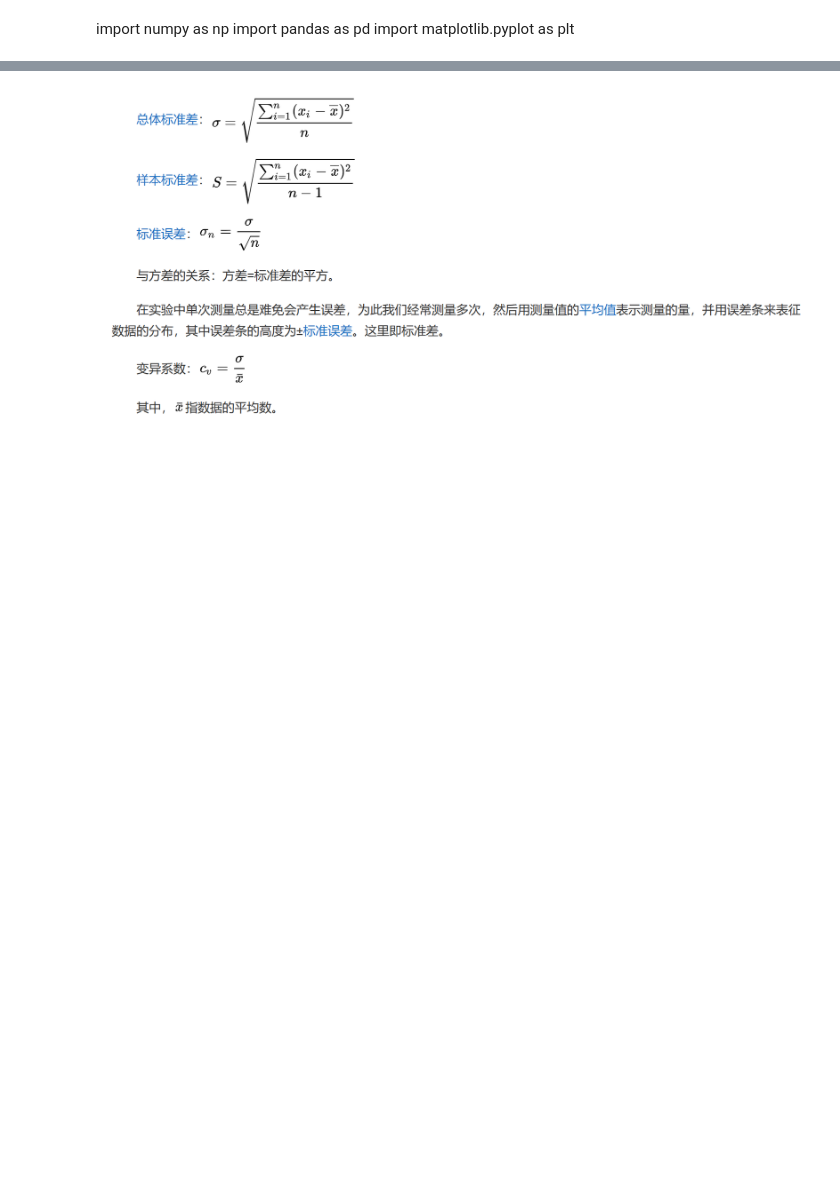
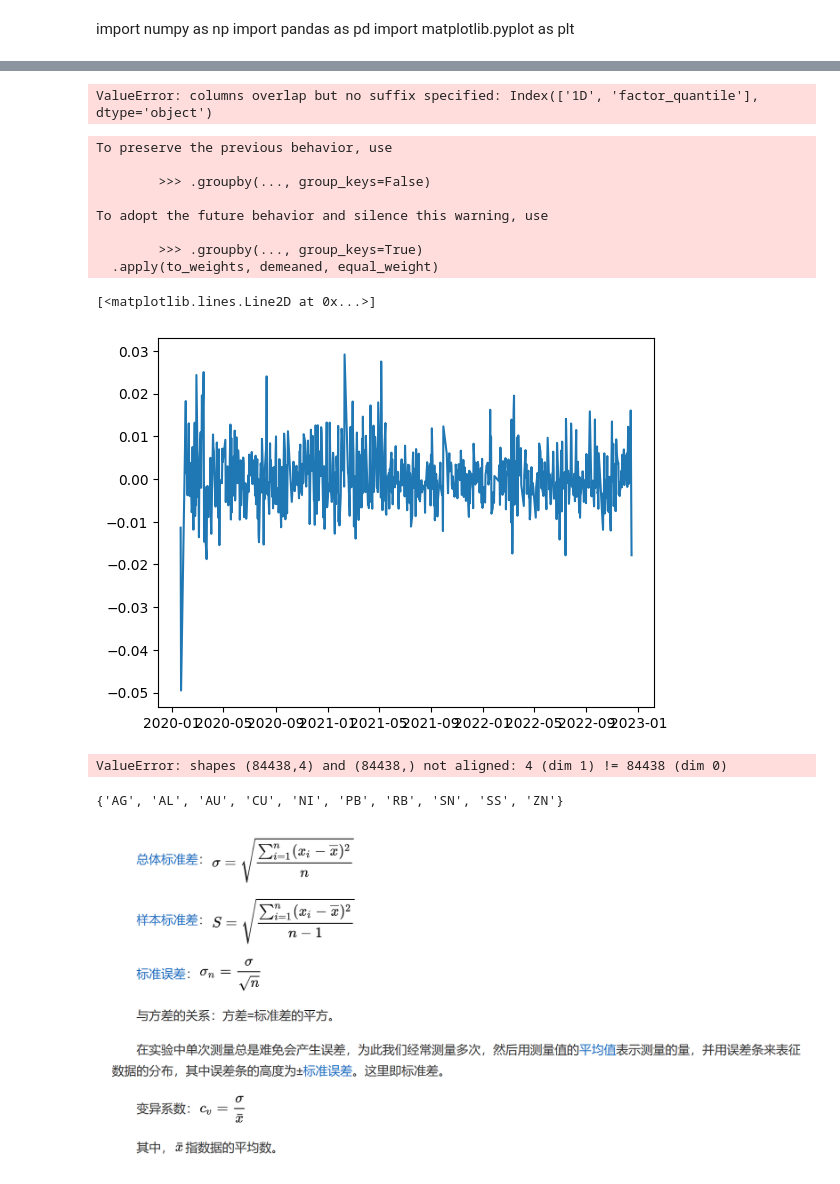
Before and after one commit to MaySVT/Quantitative-Trading-System, a Jupyter notebook: Framework/Backend/分层回测_sd_demo_230726.ipynb, the cells around one changed output, grey strips where cells are left out. Cells and saved outputs as stored; diff of their text form; code cells hidden in the pictures; blank space fills up the shorter version.

```diff
--- a/Framework/Backend/分层回测_sd_demo_230726.ipynb
+++ b/Framework/Backend/分层回测_sd_demo_230726.ipynb
@@ -32,0 +283,30 @@ df1 = df1[df1["TRADE_DT"] > 20140000]
+# %%
+factors = continuous_df[['Date','type','ATR']].sort_values(by=['Date'],ascending=True)
+factors.dropna(inplace=True)
+factors.set_index(['Date','type'],inplace=True)
+# %% [output]
+ValueError: columns overlap but no suffix specified: Index(['1D', 'factor_quantile'], dtype='object')
+# %%
+import matplotlib.pyplot as plt
+y = al.performance.factor_returns(first)
+plt.plot(y['1D'])
+# %% [output]
+To preserve the previous behavior, use
+
+        >>> .groupby(..., group_keys=False)
+
+To adopt the future behavior and silence this warning, use
+
+        >>> .groupby(..., group_keys=True)
+  .apply(to_weights, demeaned, equal_weight)
+[<matplotlib.lines.Line2D at 0x...>]
+[figure, added]
+# %%
+import numpy as np
+(F_metal[['Open','High','Low','Close']],F_metal['Position'])
+# %% [output]
+ValueError: shapes (84438,4) and (84438,) not aligned: 4 (dim 1) != 84438 (dim 0)
+# %%
+set(continuous_df['Type'])
+# %% [output]
+{'AG', 'AL', 'AU', 'CU', 'NI', 'PB', 'RB', 'SN', 'SS', 'ZN'}
```
Also changed, not shown: parts of 13 cells of this notebook, 13 other files.
